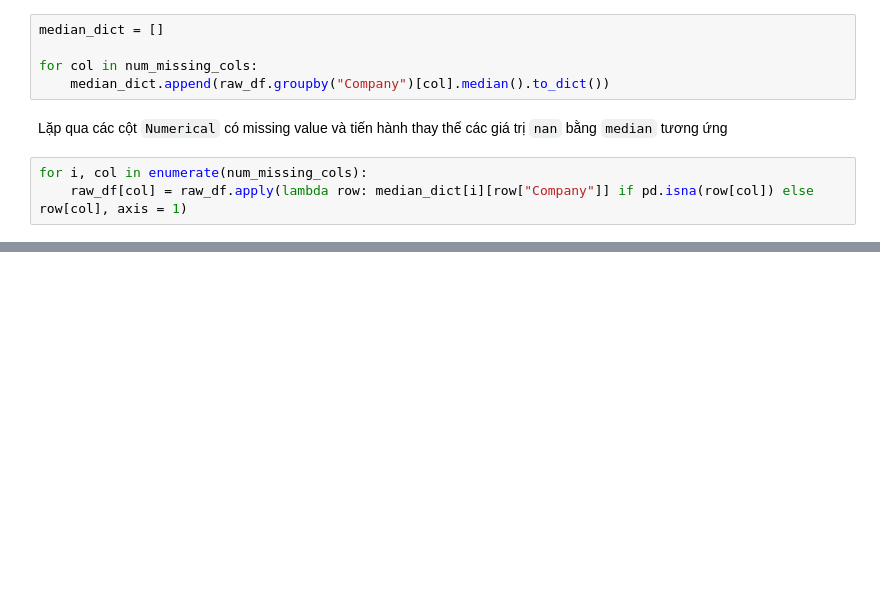
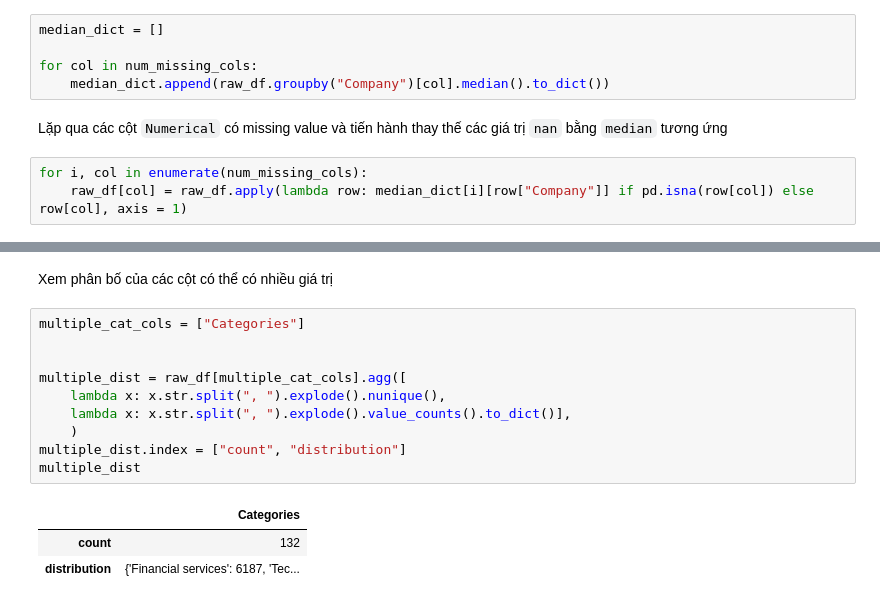
Before and after one commit to HuyAnhTon/Intro2DS_FinalProject, a Jupyter notebook: notebooks/data_explore.ipynb, the cells around one changed output, grey strips where cells are left out. Drawn from its saved outputs; the diff is of its cells as text; blank space fills up the shorter version.

```diff
--- a/notebooks/data_explore.ipynb
+++ b/notebooks/data_explore.ipynb
@@ -441,0 +515,16 @@ memory usage: 4.4+ MB
+# %% [markdown]
+Xem phân bố của các cột có thể có nhiều giá trị
+# %%
+multiple_cat_cols = ["Categories"]
+
+
+multiple_dist = raw_df[multiple_cat_cols].agg([
+    lambda x: x.str.split(", ").explode().nunique(),
+    lambda x: x.str.split(", ").explode().value_counts().to_dict()],
+    )
+multiple_dist.index = ["count", "distribution"]
+multiple_dist
+# %% [output]
+|  | Categories |
+| count | 132 |
+| distribution | {'Financial services': 6187, 'Tec... |
```
Also changed, not shown: parts of 36 cells of this notebook, 3 other files.
